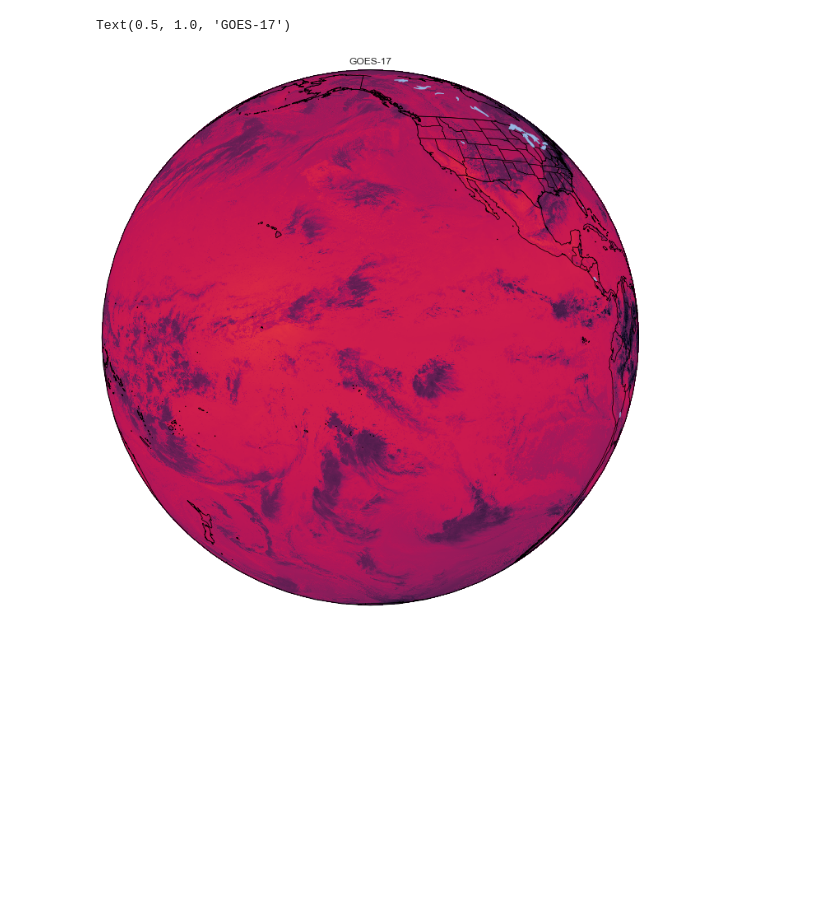
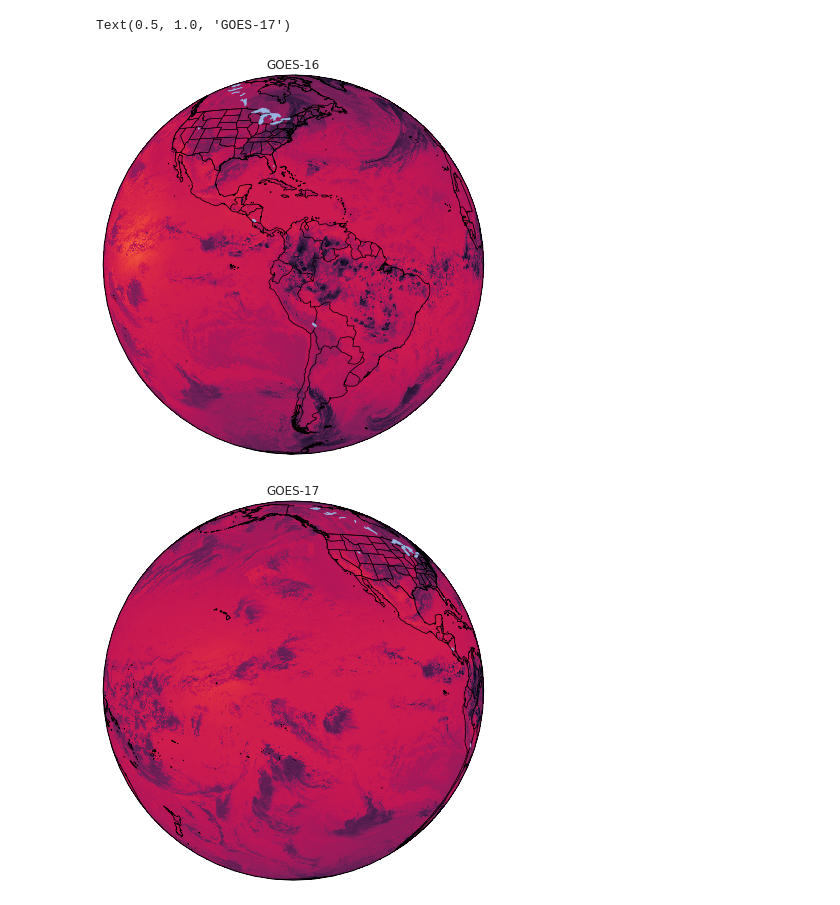
Before and after one commit to adomakor412/GOEScode, a Jupyter notebook: GOES17_example_mercator.ipynb, the cells around one changed output. Saved outputs shown, nothing was run; the diff lists cells and outputs as text; code cells hidden in the pictures; blank space fills up the shorter version.

```diff
--- a/GOES17_example_mercator.ipynb
+++ b/GOES17_example_mercator.ipynb
@@ -25,3 +25,6 @@ g17_band7 = G17['CMI']
+# %%
+g16_band7 = G16['CMI']
+g17_band7 = G17['CMI']
 # %%
 fig_1, ax1 = plt.subplots(1,1, figsize=(10,10))
 ax1.imshow(g17_band7)
@@ -31,8 +37,18 @@ ax1.imshow(g17_band7)
 # %%
+dat16 = G16.metpy.parse_cf('CMI')
 dat17 = G17.metpy.parse_cf('CMI')
 # %%
+geos16 = dat16.metpy.cartopy_crs
 geos17 = dat17.metpy.cartopy_crs
 # %%
+x16= dat16.x
+y16 = dat16.y
+
+# Cartopy extents go [x_min, x_max, y_min, y_max]
+cartopy_extent_goes16 = (x16.min(), x16.max(), y16.min(), y16.max())
+pyresample_extent_goes16 = [float(x16.min()), float(y16.min()), float(x16.max()), float(y16.max())]
+
+
 x17 = dat17.x
 y17 = dat17.y
 
@@ -40,22 +56,39 @@ y17 = dat17.y
 cartopy_extent_goes17 = (x17.min(), x17.max(), y17.min(), y17.max())
 pyresample_extent_goes17 = [float(x17.min()), float(y17.min()), float(x17.max()), float(y17.max())]
 # %%
-fig_2 = plt.figure(figsize=(12, 12))
+fig_2 = plt.figure(figsize=(15, 8))
 
-ax1_2 = fig_2.add_subplot(1, 1, 1, projection=geos17)
+ax1_2 = fig_2.add_subplot(1, 2, 1, projection=geos16)
 
 
-## GOES 17
-ax1_2.imshow(g17_band7, origin='upper', extent=cartopy_extent_goes17,
-           transform=geos17)
+## GOES 16
+ax1_2.imshow(g16_band7, origin='upper', extent=cartopy_extent_goes16,
+           transform=geos16)
 ax1_2.coastlines(resolution='50m', color='black', linewidth=.75)
 ax1_2.add_feature(ccrs.cartopy.feature.BORDERS, linewidth=.75)
 ax1_2.add_feature(ccrs.cartopy.feature.STATES, linewidth=.5)
 ax1_2.add_feature(ccrs.cartopy.feature.LAKES, linewidth=.5)
-ax1_2.set_title('GOES-17')
+ax1_2.set_title('GOES-16')
+
+#-----
+fig_2 = plt.figure(figsize=(15, 8))
+
+ax2_2 = fig_2.add_subplot(1, 2, 2, projection=geos17)
+
+
+## GOES 17
+ax2_2.imshow(g17_band7, origin='upper', extent=cartopy_extent_goes17,
+           transform=geos17)
+ax2_2.coastlines(resolution='50m', color='black', linewidth=.75)
+ax2_2.add_feature(ccrs.cartopy.feature.BORDERS, linewidth=.75)
+ax2_2.add_feature(ccrs.cartopy.feature.STATES, linewidth=.5)
+ax2_2.add_feature(ccrs.cartopy.feature.LAKES, linewidth=.5)
+ax2_2.set_title('GOES-17')
+#
 # %% [output]
 Text(0.5, 1.0, 'GOES-17')
-[figure, old version]
+[figure, new version]
+[figure, added]
 # %%
 pc = ccrs.PlateCarree()
 mc = ccrs.Mercator()
```
Also changed, not shown: parts of 15 cells of this notebook.
